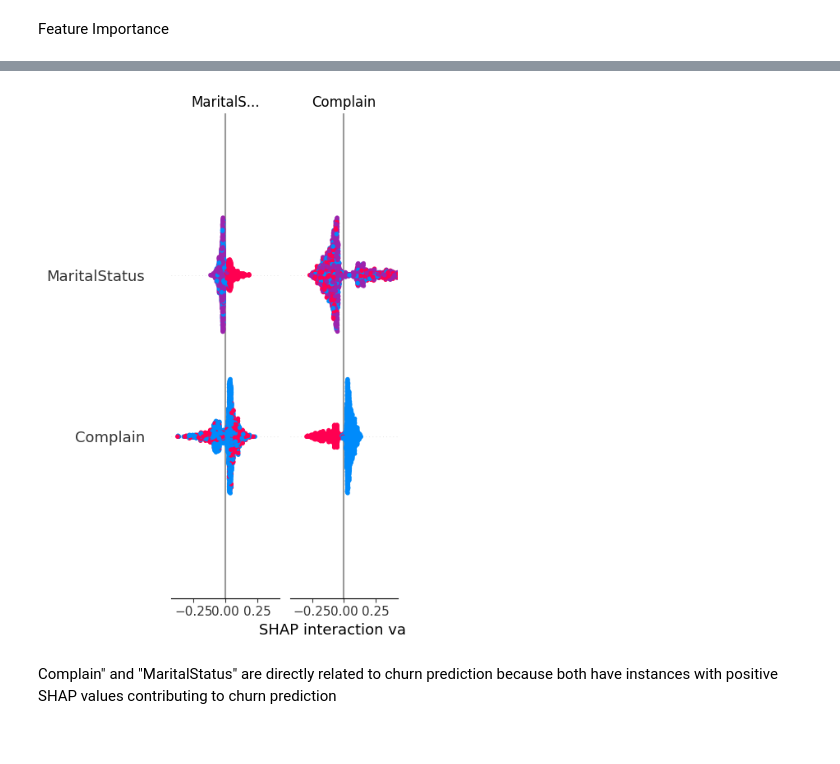
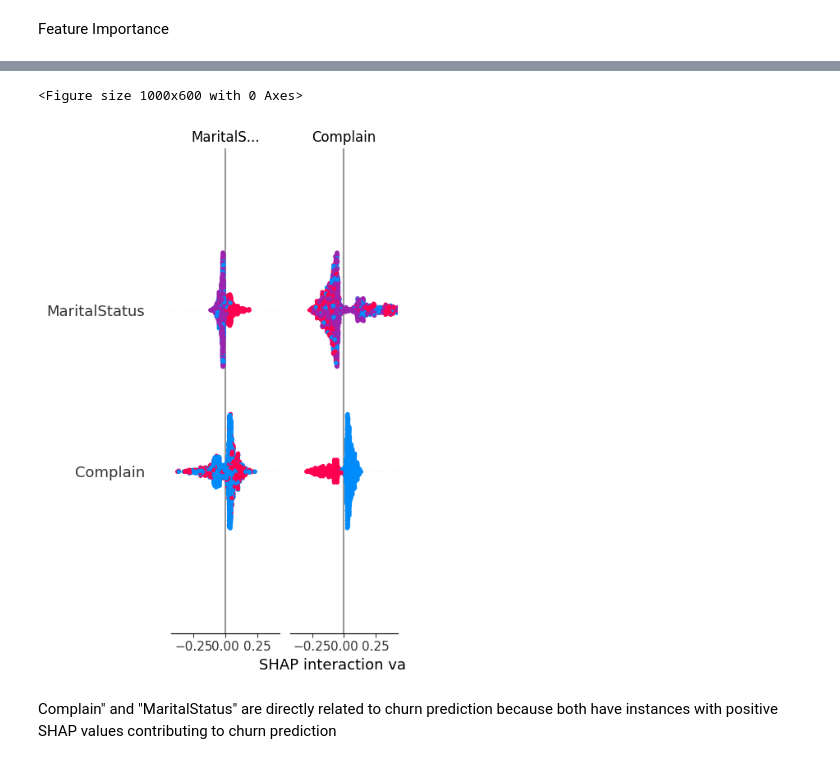
Before and after one commit to CCT-Dublin/capstone-project-riccardopossier, a Jupyter notebook: CA2_RP.ipynb, the cells around one changed output, grey strips where cells are left out. Cells and saved outputs as stored; diff of their text form; code cells hidden in the pictures.

```diff
--- a/CA2_RP.ipynb
+++ b/CA2_RP.ipynb
@@ -651,13 +652,15 @@ plt.gca().invert_yaxis()
 # %%
 import shap
 
 rf_model = grid_rf.best_estimator_
 explainer = shap.TreeExplainer(rf_model)
 shap_values = explainer.shap_values(X_test)
-shap.summary_plot(shap_values, X_test)
+plt.figure(figsize=(10, 6))
+shap.summary_plot(shap_values, X_test, show=False)
 plt.show()
 # %% [output]
+<Figure size 1000x600 with 0 Axes>
-[figure, old version]
+[figure, new version]
 # %% [markdown]
 Complain" and "MaritalStatus" are directly related to churn prediction because both have instances with positive SHAP values contributing to churn prediction
 # %% [markdown]
```
Also changed, not shown: parts of 19 cells of this notebook.
